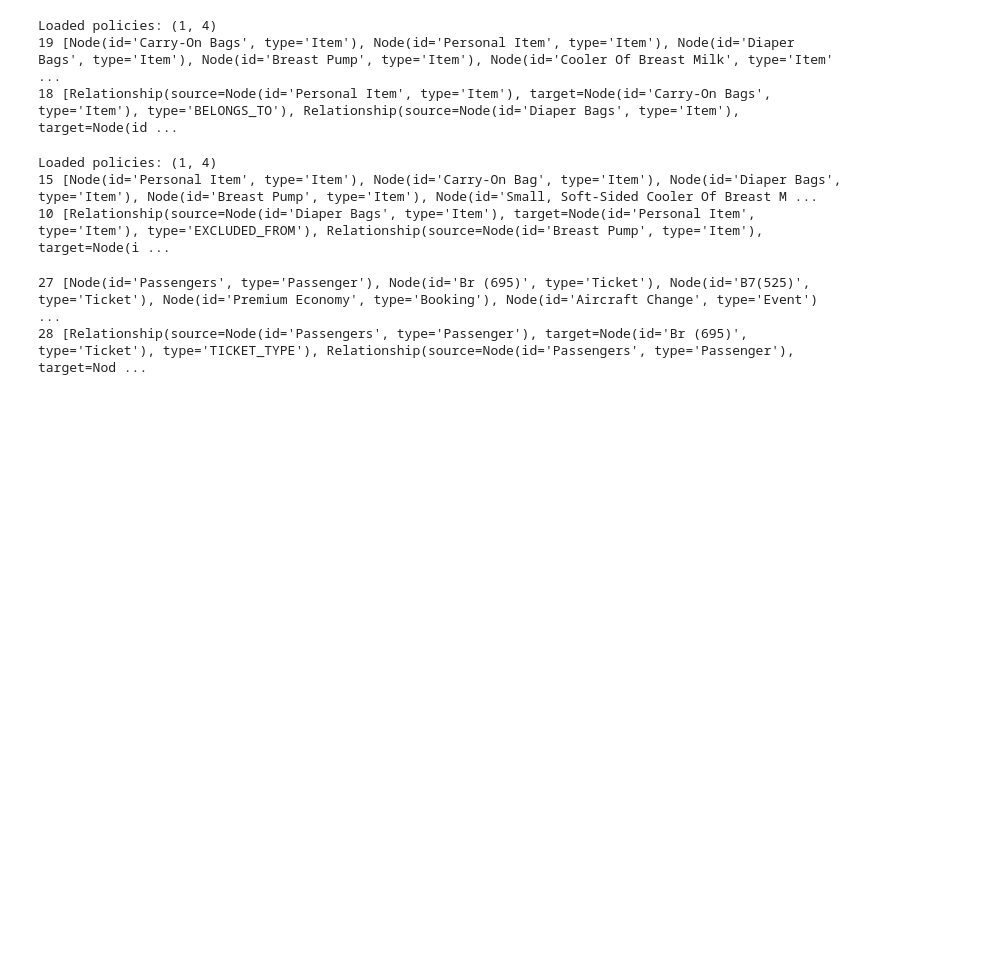
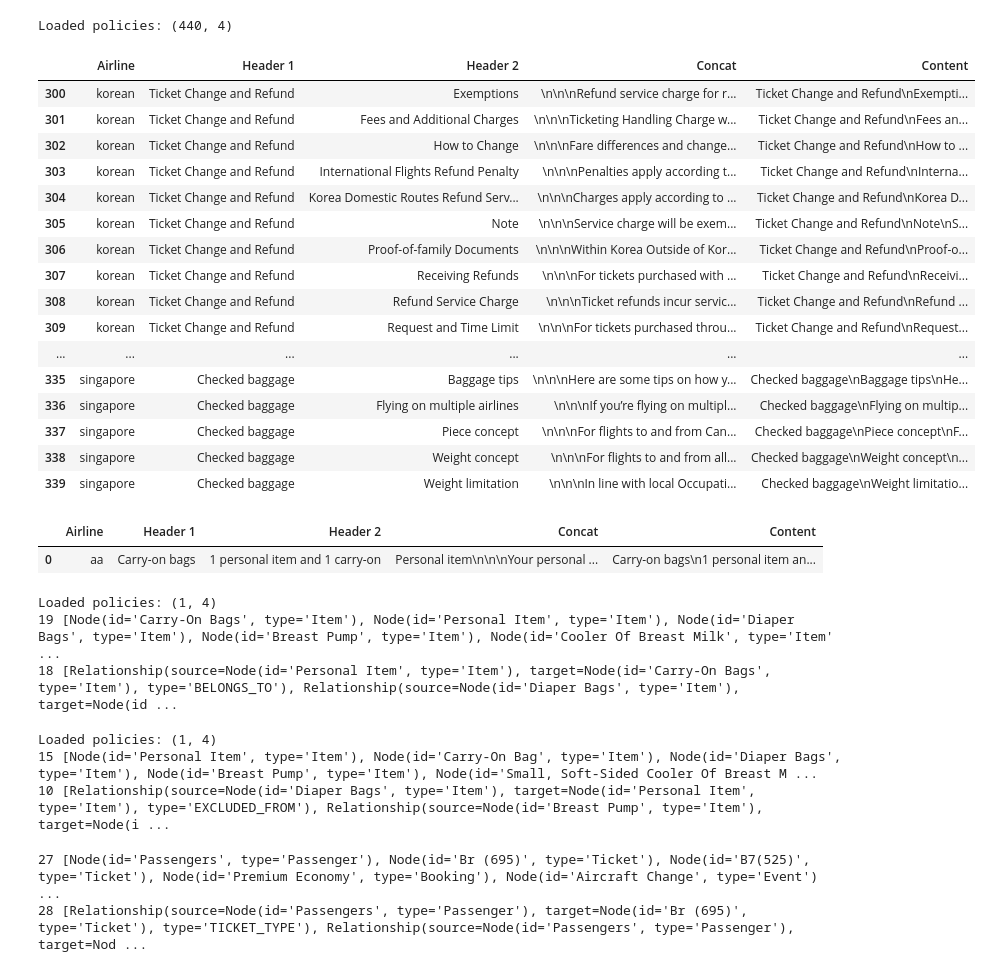
Before and after one commit to kaybao062/nlp_airline_project, a Jupyter notebook: notebooks/llm/compare-llms.ipynb, the cells around one changed output. Drawn from its saved outputs; the diff is of its cells as text; code cells hidden in the pictures; blank space fills up the shorter version.

```diff
--- a/notebooks/llm/compare-llms.ipynb
+++ b/notebooks/llm/compare-llms.ipynb
@@ -64,3 +88,32 @@ def convert_to_graph_documents(df: pd.DataFrame, page_content_column: str = "Con
+# %%
+from pprint import pprint
+
+policies_df = load_policies(start_index=0, limit=1000)
+policies_df[300:340]
+# %% [output]
+Loaded policies: (440, 4)
+|  | Airline | Header 1 | Header 2 | Concat | Content |
+| 300 | korean | Ticket Change and Refund | Exemptions | \n\n\nRefund service charge for r... | Ticket Change and Refund\nExempti... |
+| 301 | korean | Ticket Change and Refund | Fees and Additional Charges | \n\n\nTicketing Handling Charge w... | Ticket Change and Refund\nFees an... |
+| 302 | korean | Ticket Change and Refund | How to Change | \n\n\nFare differences and change... | Ticket Change and Refund\nHow to ... |
+| 303 | korean | Ticket Change and Refund | International Flights Refund Penalty | \n\n\nPenalties apply according t... | Ticket Change and Refund\nInterna... |
+| 304 | korean | Ticket Change and Refund | Korea Domestic Routes Refund Serv... | \n\n\nCharges apply according to ... | Ticket Change and Refund\nKorea D... |
+| 305 | korean | Ticket Change and Refund | Note | \n\n\nService charge will be exem... | Ticket Change and Refund\nNote\nS... |
+| 306 | korean | Ticket Change and Refund | Proof-of-family Documents | \n\n\nWithin Korea Outside of Kor... | Ticket Change and Refund\nProof-o... |
+| 307 | korean | Ticket Change and Refund | Receiving Refunds | \n\n\nFor tickets purchased with ... | Ticket Change and Refund\nReceivi... |
+| 308 | korean | Ticket Change and Refund | Refund Service Charge | \n\n\nTicket refunds incur servic... | Ticket Change and Refund\nRefund ... |
+| 309 | korean | Ticket Change and Refund | Request and Time Limit | \n\n\nFor tickets purchased throu... | Ticket Change and Refund\nRequest... |
+| ... | ... | ... | ... | ... | ... |
+| 335 | singapore | Checked baggage | Baggage tips | \n\n\nHere are some tips on how y... | Checked baggage\nBaggage tips\nHe... |
+| 336 | singapore | Checked baggage | Flying on multiple airlines | \n\n\nIf you’re flying on multipl... | Checked baggage\nFlying on multip... |
+| 337 | singapore | Checked baggage | Piece concept | \n\n\nFor flights to and from Can... | Checked baggage\nPiece concept\nF... |
+| 338 | singapore | Checked baggage | Weight concept | \n\n\nFor flights to and from all... | Checked baggage\nWeight concept\n... |
+| 339 | singapore | Checked baggage | Weight limitation | \n\n\nIn line with local Occupati... | Checked baggage\nWeight limitatio... |
+# %%
+policies_df.head()
+# %% [output]
+|  | Airline | Header 1 | Header 2 | Concat | Content |
+| 0 | aa | Carry-on bags | 1 personal item and 1 carry-on | Personal item\n\n\nYour personal ... | Carry-on bags\n1 personal item an... |
 # %%
 llm = ChatOpenAI(
     model="gpt-3.5-turbo-0125",
```
Also changed, not shown: parts of 5 cells of this notebook, 22 other files.
